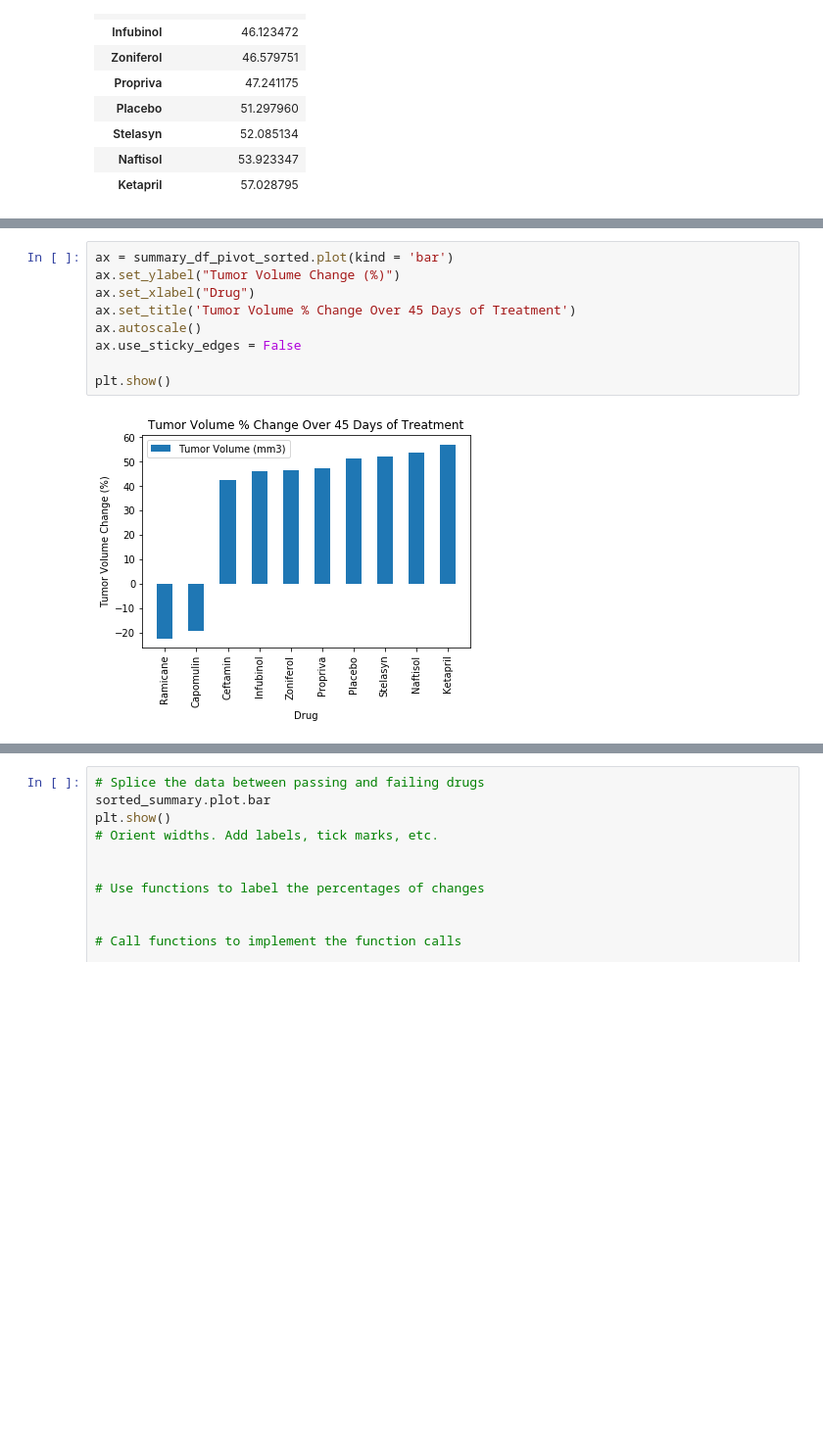
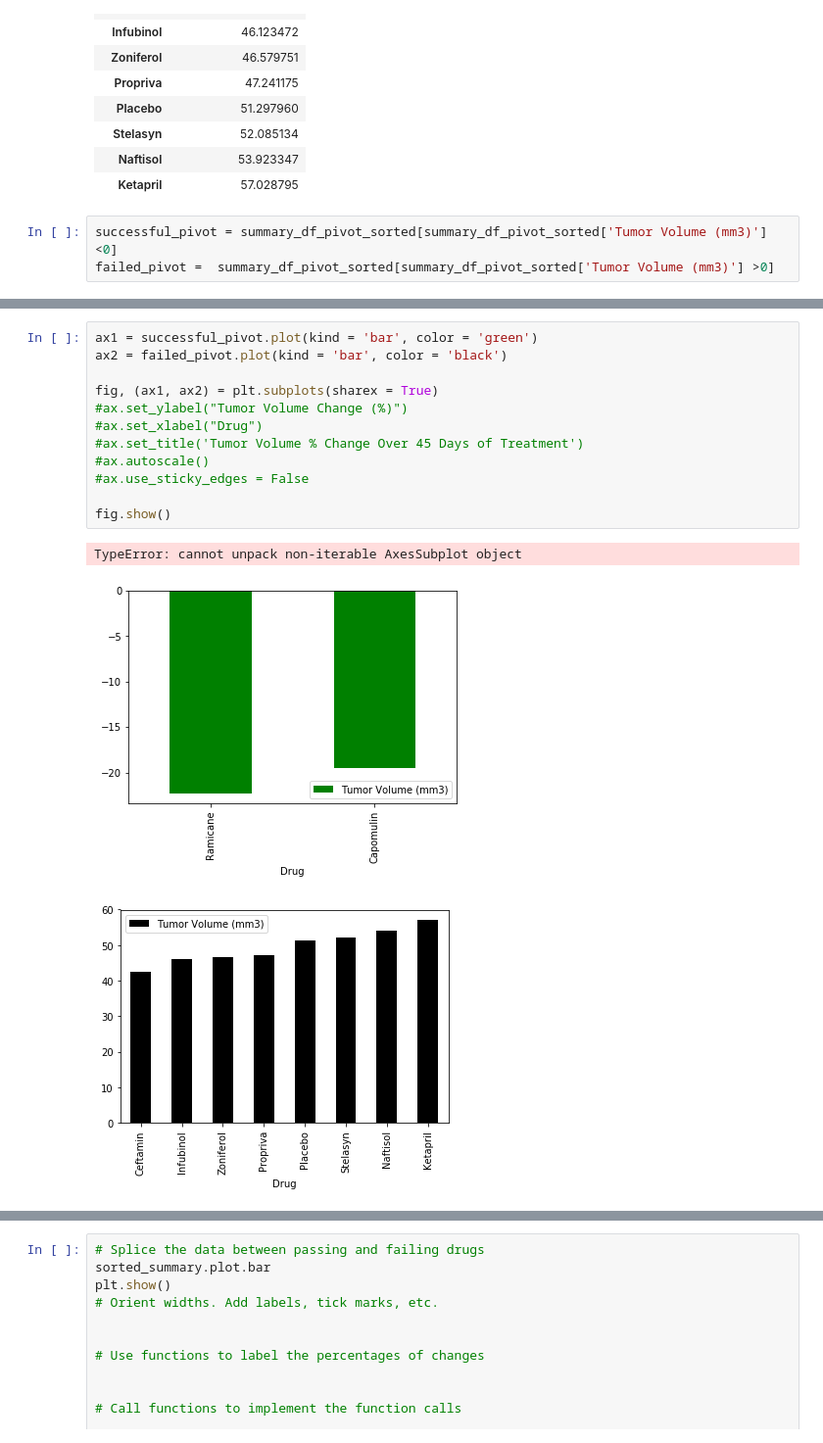
Before and after one commit to JosefinaAureaAmaro/02_Python_Matplotlib, a Jupyter notebook: Pymaceuticals_pymaceuticals_starter.ipynb, the cells around one changed output, grey strips where cells are left out. Shown: that part at 98% size. Drawn from its saved outputs; the diff is of its cells as text; blank space fills up the shorter version.

Commit message:
created two graphs for final graph

```diff
--- a/Pymaceuticals_pymaceuticals_starter.ipynb
+++ b/Pymaceuticals_pymaceuticals_starter.ipynb
@@ -331,3 +331,6 @@ summary_df_pivot_sorted
 | Stelasyn | 52.085134 |
 | Naftisol | 53.923347 |
 | Ketapril | 57.028795 |
+# %%
+successful_pivot = summary_df_pivot_sorted[summary_df_pivot_sorted['Tumor Volume (mm3)'] <0]
+failed_pivot =  summary_df_pivot_sorted[summary_df_pivot_sorted['Tumor Volume (mm3)'] >0]
@@ -334,11 +348,16 @@ summary_df_pivot_sorted
 # %%
-ax = summary_df_pivot_sorted.plot(kind = 'bar')
-ax.set_ylabel("Tumor Volume Change (%)")
-ax.set_xlabel("Drug")
-ax.set_title('Tumor Volume % Change Over 45 Days of Treatment')
-ax.autoscale()
-ax.use_sticky_edges = False
+ax1 = successful_pivot.plot(kind = 'bar', color = 'green')
+ax2 = failed_pivot.plot(kind = 'bar', color = 'black')
 
-plt.show()
+fig, (ax1, ax2) = plt.subplots(sharex = True)
+#ax.set_ylabel("Tumor Volume Change (%)")
+#ax.set_xlabel("Drug")
+#ax.set_title('Tumor Volume % Change Over 45 Days of Treatment')
+#ax.autoscale()
+#ax.use_sticky_edges = False
+
+fig.show()
 # %% [output]
+TypeError: cannot unpack non-iterable AxesSubplot object
-[figure, old version]
+[figure, new version]
+[figure, added]
```
Also changed, not shown: parts of 2 cells of this notebook.
